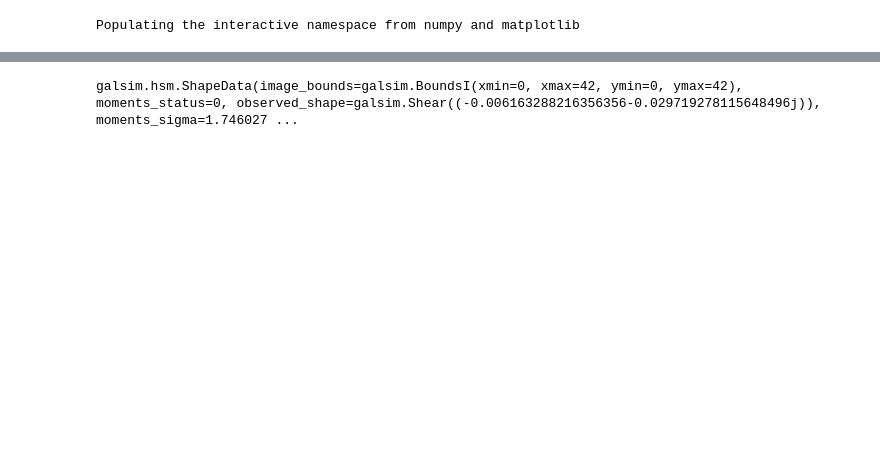
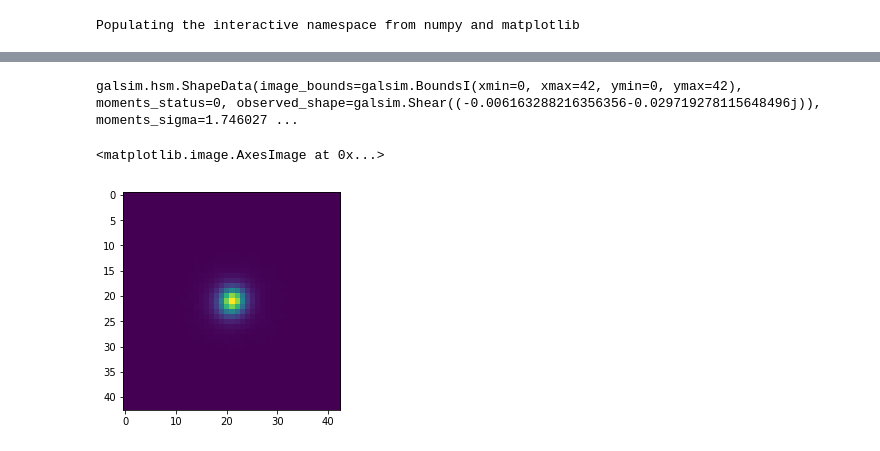
Before and after one commit to mr-superonion/FPFS, a Jupyter notebook: notebook/sim/3_2-rgcSimS4.ipynb, the cells around one changed output, grey strips where cells are left out. Saved outputs shown, nothing was run; the diff lists cells and outputs as text; code cells hidden in the pictures; blank space fills up the shorter version.

```diff
--- a/notebook/sim/3_2-rgcSimS4.ipynb
+++ b/notebook/sim/3_2-rgcSimS4.ipynb
@@ -21,33 +21,36 @@ ny          =   1
 ndata       =   nx*ny
 scale       =   0.16
 ngridTot    =   ngrid*nx
 bigfft      =   galsim.GSParams(maximum_fft_size=10240)
 flux_scaling=   2.587
 
 # Get the psf and nosie information
 psfFname    =   os.path.join(psfPre,'psf%04d.fits'%(ifield))
 noiseHead   =   pyfits.getheader(psfFname)
 if True:
     psfImg      =   galsim.fits.read(psfFname)
     psfImg.setOrigin(0,0)
     psfInt      =   galsim.InterpolatedImage(psfImg,scale=scale,flux = 1.)
 else:
     psfInt      =   galsim.Gaussian(fwhm=0.65,flux=1.)
     psfImg      =   galsim.ImageF(ngrid,ngrid,scale=scale)
     psfImg.setOrigin(0,0)
     psfInt.drawImage(psfImg,offset=(0.5,0.5),method='no_pixel')
 
 # Get the shear information
 g1          =   0.02#noiseHead['g1']
 g2          =   0.#noiseHead['g2']
 fwhm        =   noiseHead['fwhm']
 variance    =   noiseHead['var']
 rescale     =   noiseHead['rescale']
 ud          =   galsim.UniformDeviate(ifield*10000+1)
 np.random.seed(ifield*10000+1)
 print(psfImg.FindAdaptiveMom())
+plt.imshow(psfImg.array)
 # %% [output]
 galsim.hsm.ShapeData(image_bounds=galsim.BoundsI(xmin=0, xmax=42, ymin=0, ymax=42), moments_status=0, observed_shape=galsim.Shear((-0.006163288216356356-0.029719278115648496j)), moments_sigma=1.746027 ...
+<matplotlib.image.AxesImage at 0x...>
+[figure, added]
 # %%
 # Get the  galaxy generator
 # Load data
```
Also changed, not shown: parts of 8 cells of this notebook, 9 other files.
